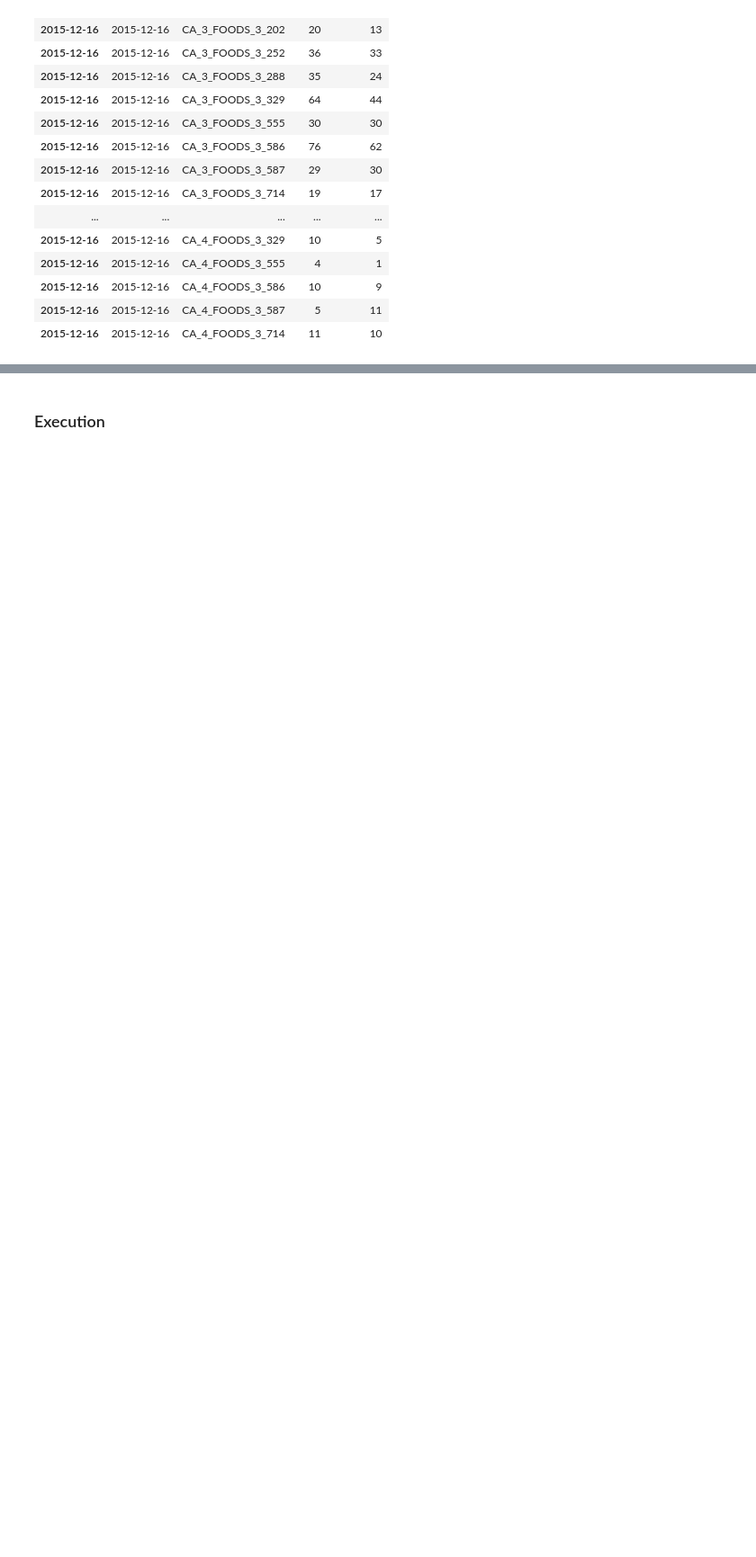
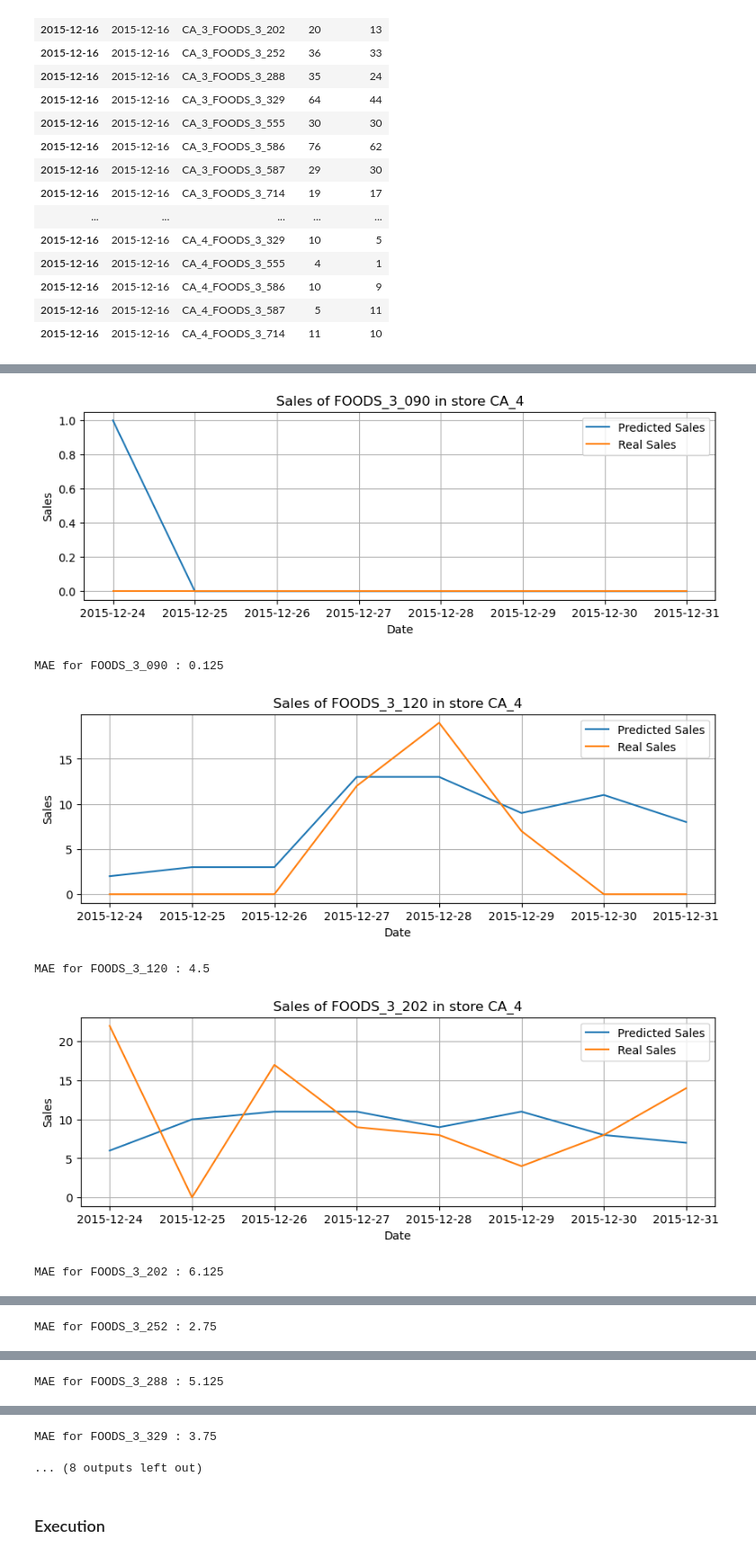
Before and after one commit to adrianriverof/Retail-Sales-Forecasting, a Jupyter notebook: 03_Notebooks/02_Development/07_Preparing_production_code.ipynb, the cells around one changed output, grey strips where cells are left out. Shown at 90% size. Saved outputs shown, nothing was run; the diff lists cells and outputs as text; code cells hidden in the pictures; blank space fills up the shorter version.

```diff
--- a/03_Notebooks/02_Development/07_Preparing_production_code.ipynb
+++ b/03_Notebooks/02_Development/07_Preparing_production_code.ipynb
@@ -521,0 +632,26 @@ MAE =  5.2
+# %%
+# Store CA_4
+
+for item in predict_vs_real.item_id.unique():
+    val_this_product = predict_vs_real[(predict_vs_real.store_id == "CA_4") & (predict_vs_real.item_id == item)]
+
+    plt.figure(figsize=(10,3))
+    plt.plot(val_this_product.predicted_sales, label="Predicted Sales")
+    plt.plot(val_this_product.real_sales, label="Real Sales")
+    #plt.plot(val_this_product.error, label="Error", color="r")
+
+
+    plt.xlabel("Date")
+    plt.ylabel("Sales")
+    plt.title(f"Sales of {item} in store CA_4")
+    plt.legend()
+    plt.grid(True)
+    plt.show()
+    print("MAE for",item, ":", val_this_product.error.mean())
+# %% [output]
+[figure, added]
+MAE for FOODS_3_090 : 0.125
+[figure, added]
+MAE for FOODS_3_120 : 4.5
+[figure, added]
+MAE for FOODS_3_202 : 6.125
@@ -521,0 +659 @@ MAE =  5.2
+MAE for FOODS_3_252 : 2.75
@@ -521,0 +661 @@ MAE =  5.2
+MAE for FOODS_3_288 : 5.125
@@ -522,3 +663,5 @@ MAE =  5.2
+MAE for FOODS_3_329 : 3.75
+... (8 outputs left out)
 # %% [markdown]
 ### Execution
 # %%
```
Also changed, not shown: parts of 9 cells of this notebook.
